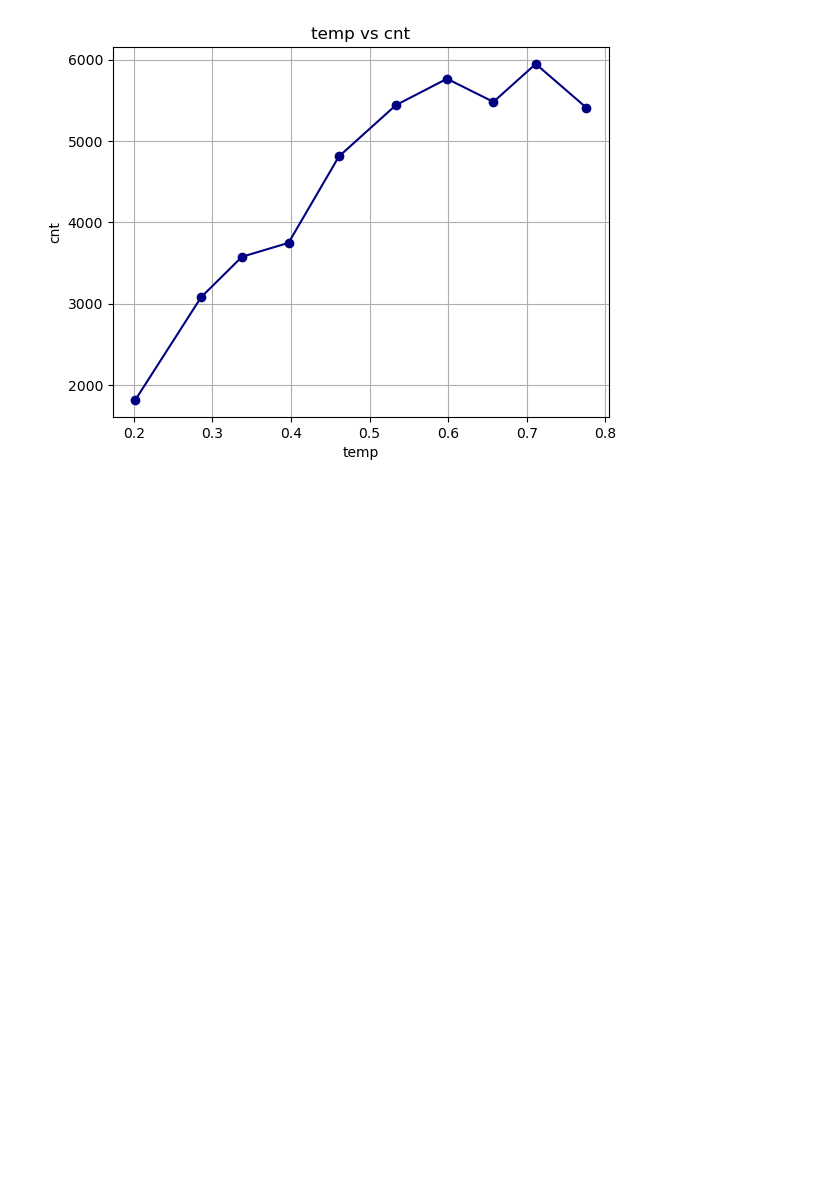
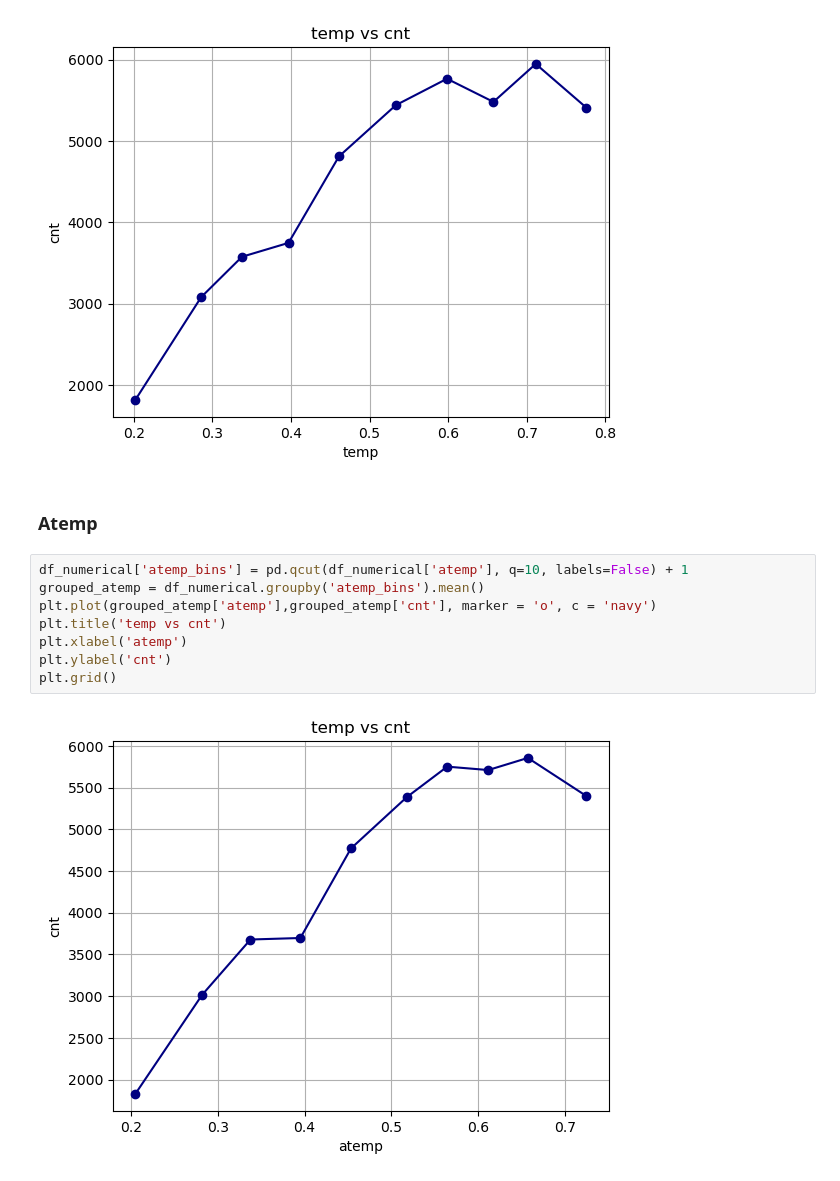
Before and after one commit to LuisMB09/lab_aprendizaje_estadistico, a Jupyter notebook: Tarea 2, regresion lineal multiple.ipynb, the cells around one changed output. Drawn from its saved outputs; the diff is of its cells as text; blank space fills up the shorter version.

```diff
--- a/Tarea 2, regresion lineal multiple.ipynb
+++ b/Tarea 2, regresion lineal multiple.ipynb
@@ -122,3 +124,15 @@ plt.ylabel('cnt')
 plt.grid()
 # %% [output]
 [figure]
+# %% [markdown]
+### Atemp
+# %%
+df_numerical['atemp_bins'] = pd.qcut(df_numerical['atemp'], q=10, labels=False) + 1
+grouped_atemp = df_numerical.groupby('atemp_bins').mean()
+plt.plot(grouped_atemp['atemp'],grouped_atemp['cnt'], marker = 'o', c = 'navy')
+plt.title('temp vs cnt')
+plt.xlabel('atemp')
+plt.ylabel('cnt')
+plt.grid()
+# %% [output]
+[figure, added]
```
Also changed, not shown: parts of 5 cells of this notebook.
